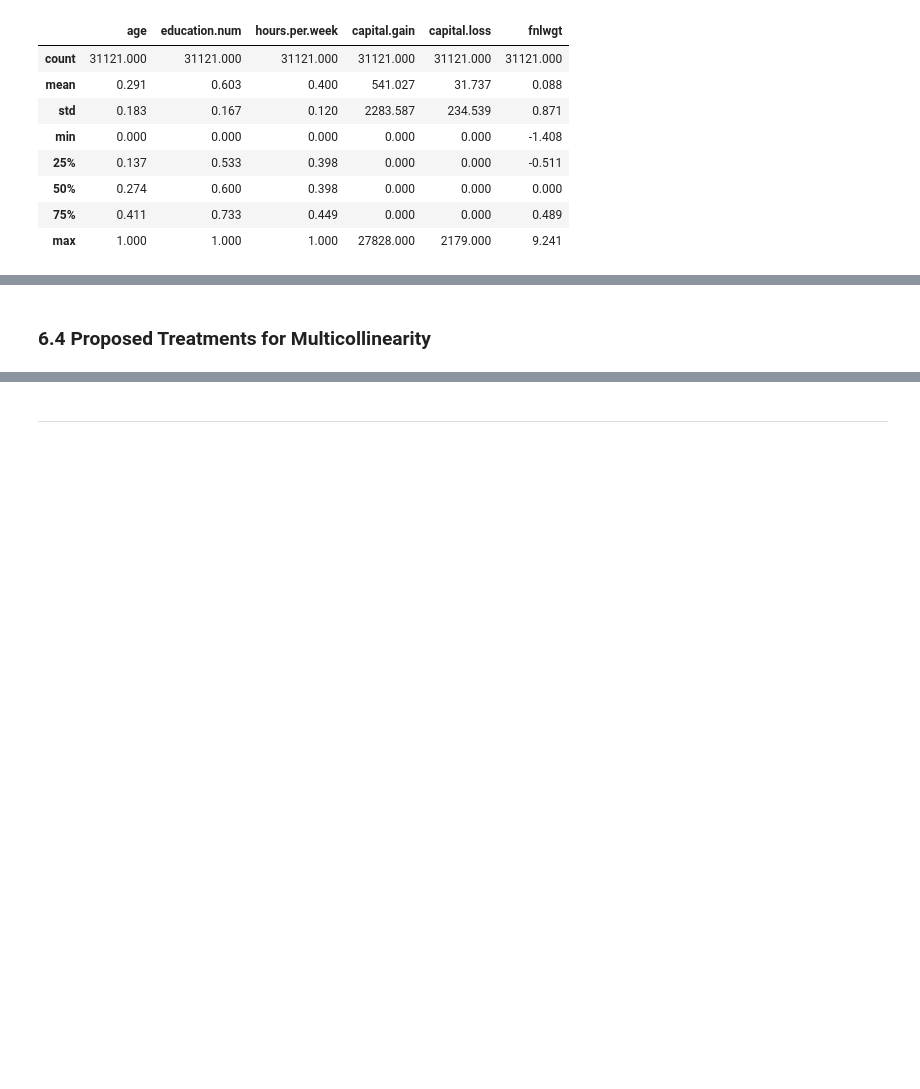
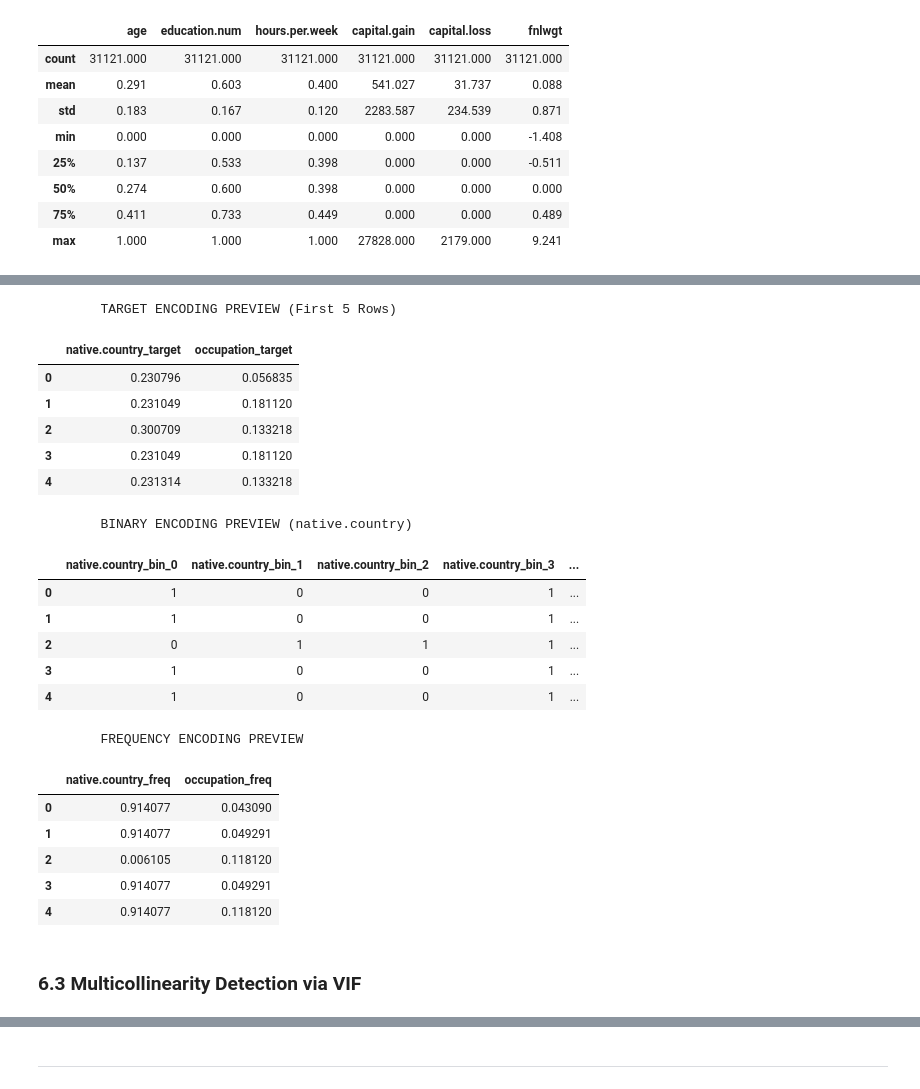
Before and after one commit to quanpro147/HCMUS-DataMining-Prj1, a Jupyter notebook: notebooks/04_preprocessing_tabular.ipynb, the cells around one changed output, grey strips where cells are left out. Drawn from its saved outputs; the diff is of its cells as text; code cells hidden in the pictures; blank space fills up the shorter version.

Commit message:
Advanced Categorical Encoding

```diff
--- a/notebooks/04_preprocessing_tabular.ipynb
+++ b/notebooks/04_preprocessing_tabular.ipynb
@@ -904,2 +1037,39 @@ display(df_adult_clean[minmax_cols + robust_cols].describe().round(3))
+# %%
+# Target Encoding Preview
+print("\tTARGET ENCODING PREVIEW (First 5 Rows)")
+target_cols_preview = [col for col in df_target_space.columns if '_target' in col]
+display(df_target_space[target_cols_preview].head())
+
+# Binary Encoding Preview
+print("\tBINARY ENCODING PREVIEW (native.country)")
+binary_cols_preview = [col for col in df_binary_space.columns if 'native.country_bin' in col]
+display(df_binary_space[binary_cols_preview].head())
+
+# Frequency Encoding Preview
+print("\tFREQUENCY ENCODING PREVIEW")
+freq_cols_preview = [col for col in df_frequency_space.columns if '_freq' in col]
+display(df_frequency_space[freq_cols_preview].head())
+# %% [output]
+        TARGET ENCODING PREVIEW (First 5 Rows)
+|  | native.country_target | occupation_target |
+| 0 | 0.230796 | 0.056835 |
+| 1 | 0.231049 | 0.181120 |
+| 2 | 0.300709 | 0.133218 |
+| 3 | 0.231049 | 0.181120 |
+| 4 | 0.231314 | 0.133218 |
+        BINARY ENCODING PREVIEW (native.country)
+|  | native.country_bin_0 | native.country_bin_1 | native.country_bin_2 | native.country_bin_3 | ... |
+| 0 | 1 | 0 | 0 | 1 | ... |
+| 1 | 1 | 0 | 0 | 1 | ... |
+| 2 | 0 | 1 | 1 | 1 | ... |
+| 3 | 1 | 0 | 0 | 1 | ... |
+| 4 | 1 | 0 | 0 | 1 | ... |
+        FREQUENCY ENCODING PREVIEW
+|  | native.country_freq | occupation_freq |
+| 0 | 0.914077 | 0.043090 |
+| 1 | 0.914077 | 0.049291 |
+| 2 | 0.006105 | 0.118120 |
+| 3 | 0.914077 | 0.049291 |
+| 4 | 0.914077 | 0.118120 |
 # %% [markdown]
-### **6.4 Proposed Treatments for Multicollinearity**
+### **6.3 Multicollinearity Detection via VIF**
```
Also changed, not shown: parts of 22 cells of this notebook.
